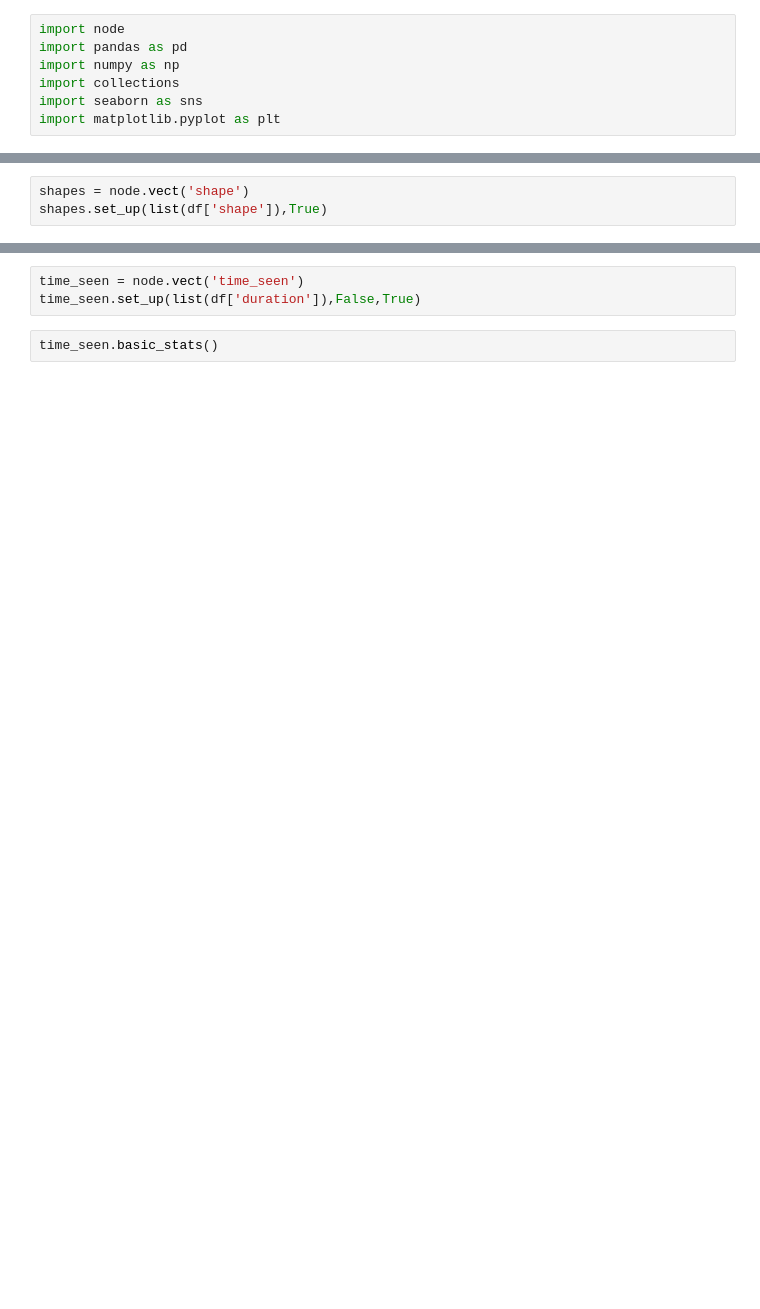
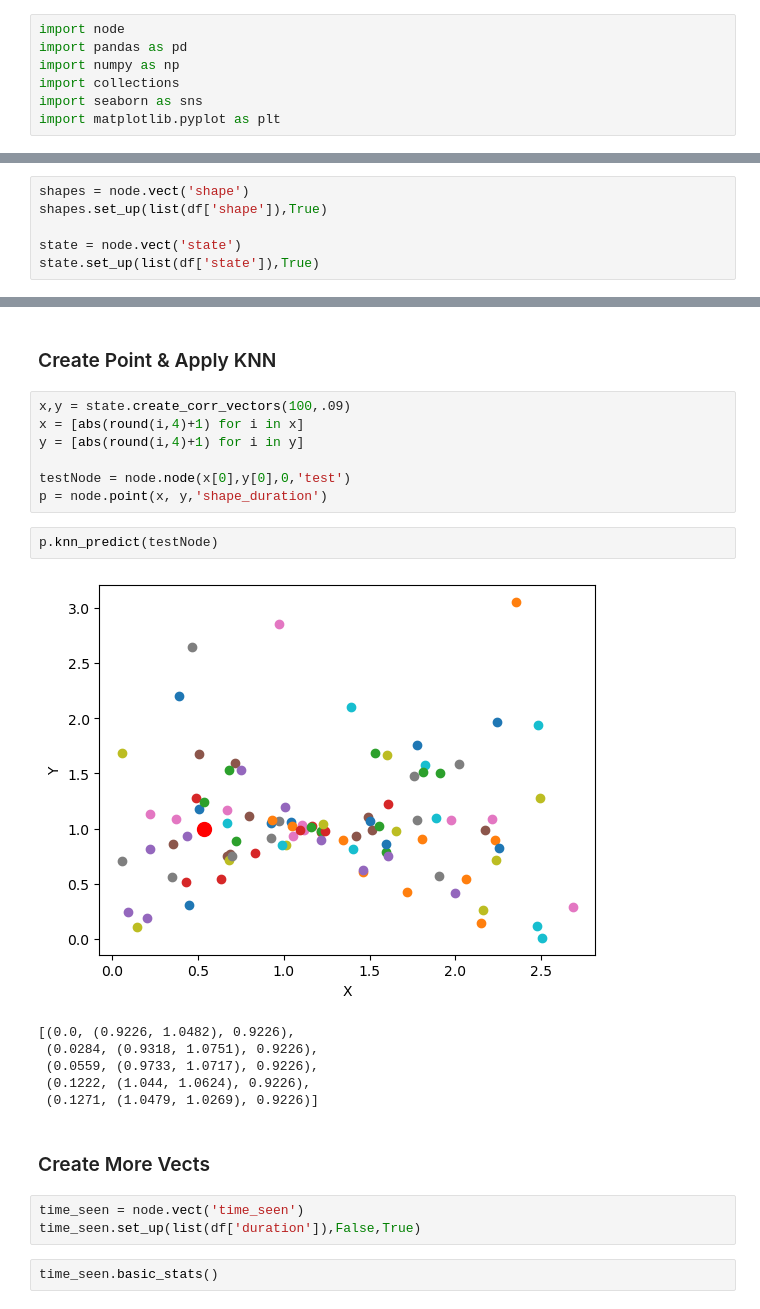
Before and after one commit to LilaShiba/generalized_model, a Jupyter notebook: ufo_research/notebooks/node.ipynb, the cells around one changed output, grey strips where cells are left out. Drawn from its saved outputs; the diff is of its cells as text; blank space fills up the shorter version.

```diff
--- a/ufo_research/notebooks/node.ipynb
+++ b/ufo_research/notebooks/node.ipynb
@@ -11,5 +20,8 @@ df = pd.read_csv('../data/nuforc_reports.csv')
 # %%
 shapes = node.vect('shape')
 shapes.set_up(list(df['shape']),True)
+
+state = node.vect('state')
+state.set_up(list(df['state']),True)
 # %%
 shapes.basic_stats()
@@ -16,3 +37,23 @@ shapes.basic_stats()
+# %% [markdown]
+### Create Point & Apply KNN
+# %%
+x,y = state.create_corr_vectors(100,.09)
+x = [abs(round(i,4)+1) for i in x]
+y = [abs(round(i,4)+1) for i in y]
+
+testNode = node.node(x[0],y[0],0,'test')
+p = node.point(x, y,'shape_duration')
+# %%
+p.knn_predict(testNode)
+# %% [output]
+[figure, added]
+[(0.0, (0.9226, 1.0482), 0.9226),
+ (0.0284, (0.9318, 1.0751), 0.9226),
+ (0.0559, (0.9733, 1.0717), 0.9226),
+ (0.1222, (1.044, 1.0624), 0.9226),
+ (0.1271, (1.0479, 1.0269), 0.9226)]
+# %% [markdown]
+### Create More Vects
 # %%
 time_seen = node.vect('time_seen')
 time_seen.set_up(list(df['duration']),False,True)
```
Also changed, not shown: parts of 15 cells of this notebook, 1 other file.
